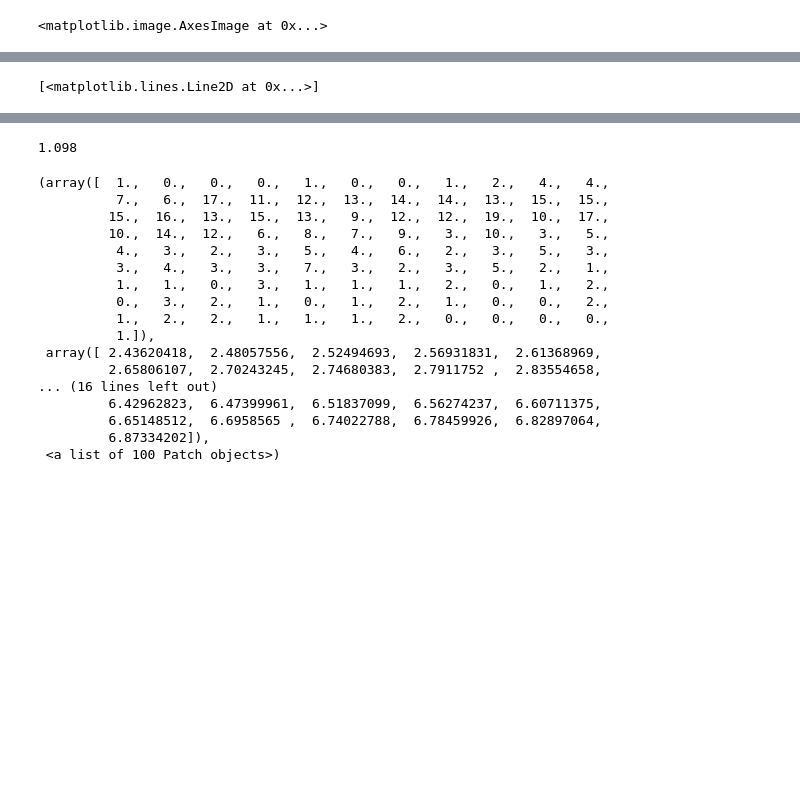
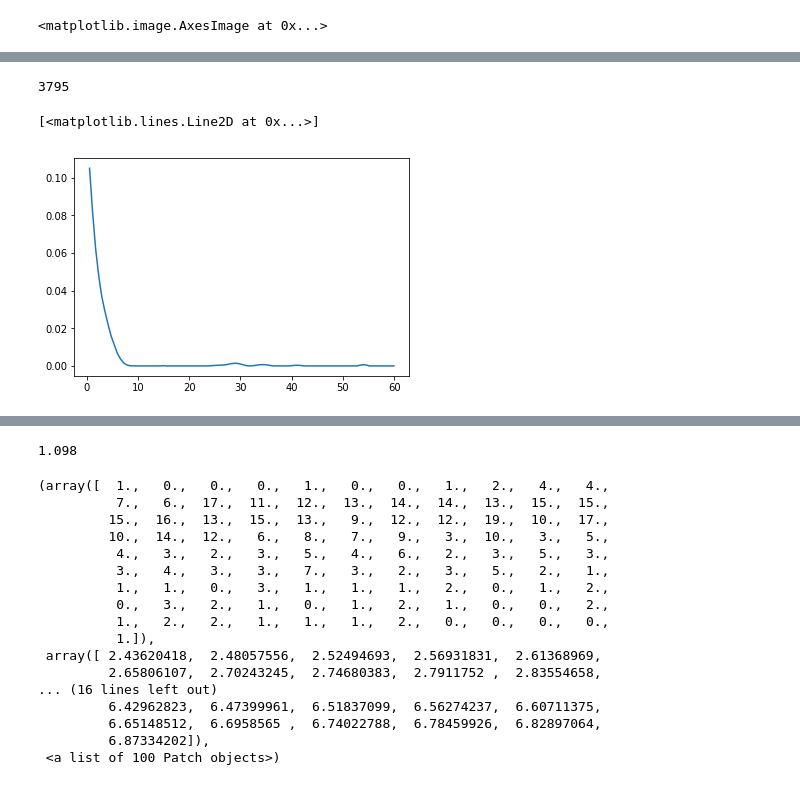
Before and after one commit to ryanhausen/gp-imgs, a Jupyter notebook: post_stuff/ReDistUsingPetrosian.ipynb, the cells around one changed output, grey strips where cells are left out. Cells and saved outputs as stored; diff of their text form; code cells hidden in the pictures; blank space fills up the shorter version.

```diff
--- a/post_stuff/ReDistUsingPetrosian.ipynb
+++ b/post_stuff/ReDistUsingPetrosian.ipynb
@@ -149,7 +150,7 @@ def denoise(img, segmap, img_id):
     np.place(img, other_source, noise_bank)
 
     array_sep_likes = img.byteswap().newbyteorder()
-    bkg = sep.Background(array_sep_likes, mask=segmap==img_id, bw=10, bh=10)
+    bkg = sep.Background(img.newbyteorder('='), mask=segmap==img_id, bw=10, bh=10)
     img = img-bkg
 
     return img
@@ -200,3 +202,5 @@ plt.plot(rs, fs)
 # %%
+%%time
 dR=0.05*(rs.max()-rs.min())
-f_smooth = dt.loessc_p(rs,fs,dx=dR)
+print(dR)
+f_smooth = dt.loessc_p(rs,fs,dx=dR, pnum=2)
@@ -208,7 +217,14 @@ plt.plot(rs, f_smooth)
+# %%
+(f_smooth<0).sum()
+# %% [output]
+3795
 # %%
-interp_rs = np.linspace(0, rs.max(), 100)
+num_interp = 100
+interp_rs = np.linspace(rs.min(), rs.max(), num_interp)
 interp_fs = np.interp(interp_rs, rs, f_smooth)
+interp_fs[interp_fs<0] = 0
 
 plt.plot(interp_rs, interp_fs)
 # %% [output]
 [<matplotlib.lines.Line2D at 0x...>]
+[figure, added]
```
Also changed, not shown: parts of 16 cells of this notebook, 3 other files.
